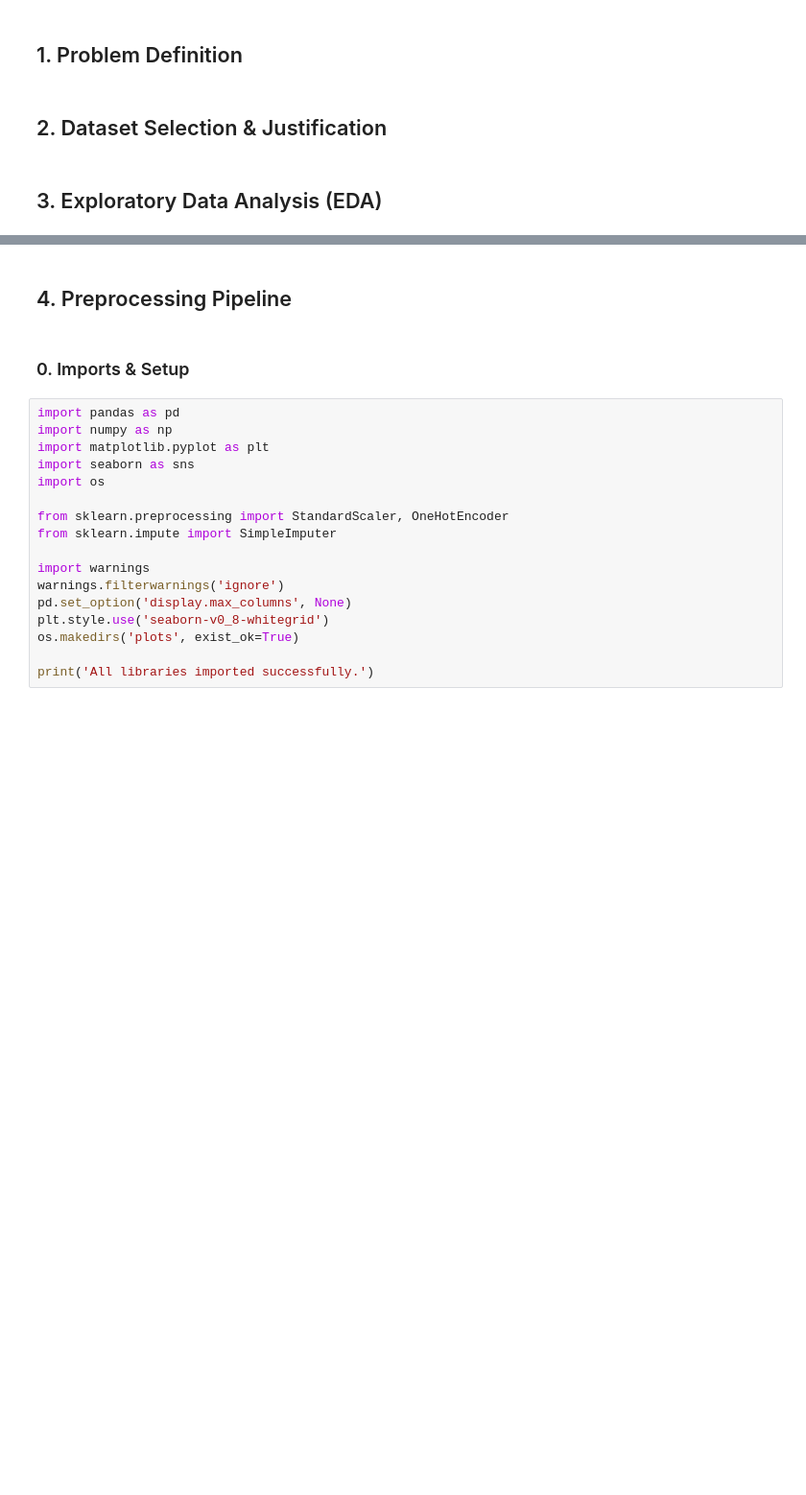
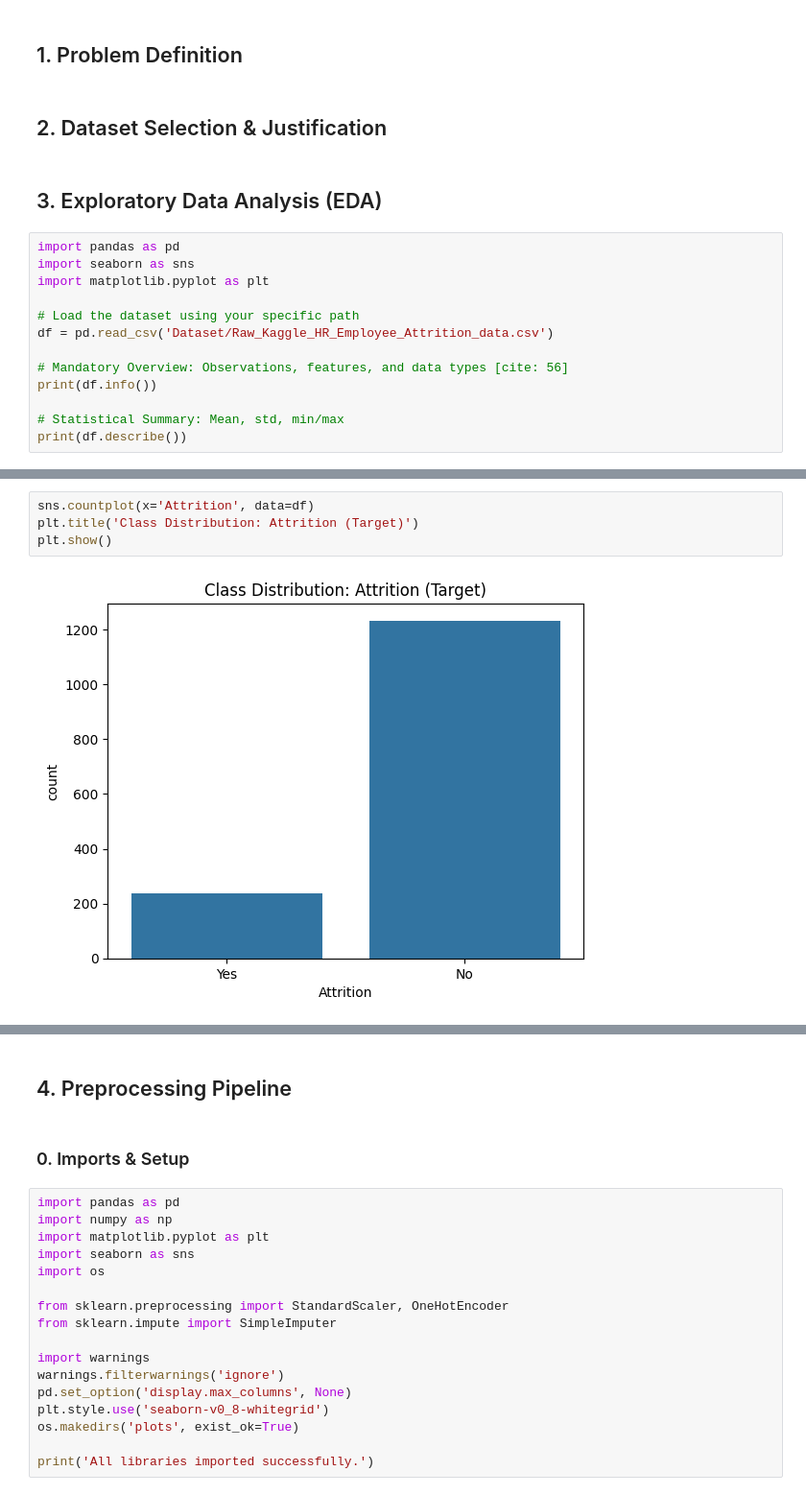
Before and after one commit to K0alaxy/SWE485-G2-Phase1, a Jupyter notebook: Phase1_Data_Exploration.ipynb, the cells around one changed output, grey strips where cells are left out. Shown at 96% size. Saved outputs shown, nothing was run; the diff lists cells and outputs as text; blank space fills up the shorter version.

```diff
--- a/Phase1_Data_Exploration.ipynb
+++ b/Phase1_Data_Exploration.ipynb
@@ -8,3 +8,16 @@
 ## 2. Dataset Selection & Justification
 # %% [markdown]
 ## 3. Exploratory Data Analysis (EDA)
+# %%
+import pandas as pd
+import seaborn as sns
+import matplotlib.pyplot as plt
+
+# Load the dataset using your specific path
+df = pd.read_csv('Dataset/Raw_Kaggle_HR_Employee_Attrition_data.csv')
+
+# Mandatory Overview: Observations, features, and data types [cite: 56]
+print(df.info())
+
+# Statistical Summary: Mean, std, min/max
+print(df.describe())
@@ -10,0 +42,6 @@
+# %%
+sns.countplot(x='Attrition', data=df)
+plt.title('Class Distribution: Attrition (Target)')
+plt.show()
+# %% [output]
+[figure, added]
```
Also changed, not shown: parts of 3 cells of this notebook.
